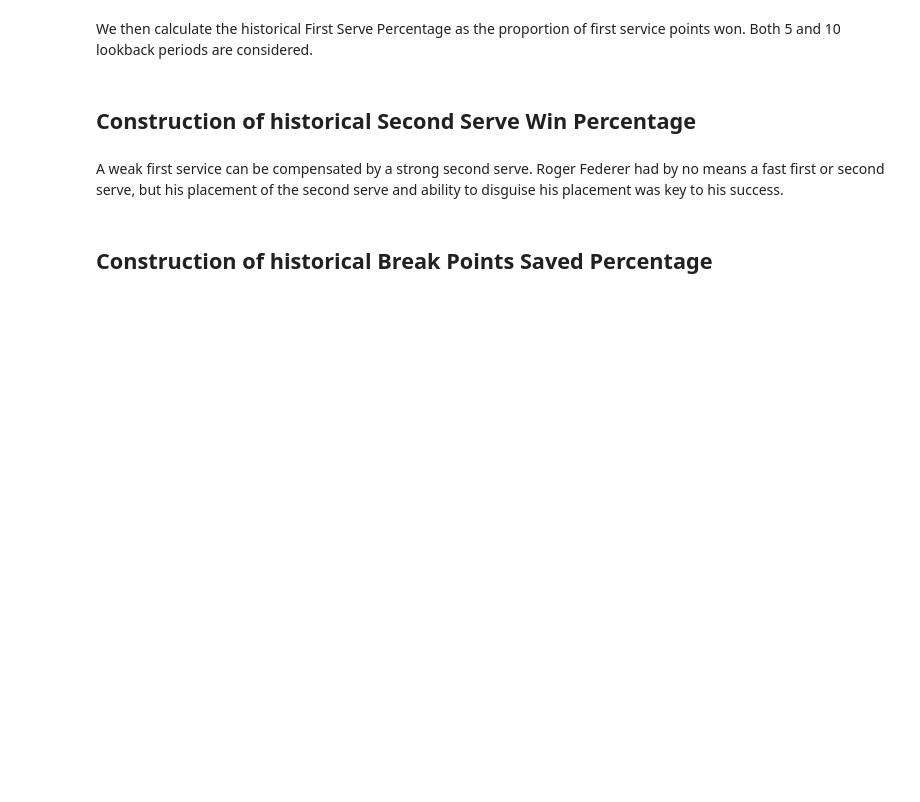
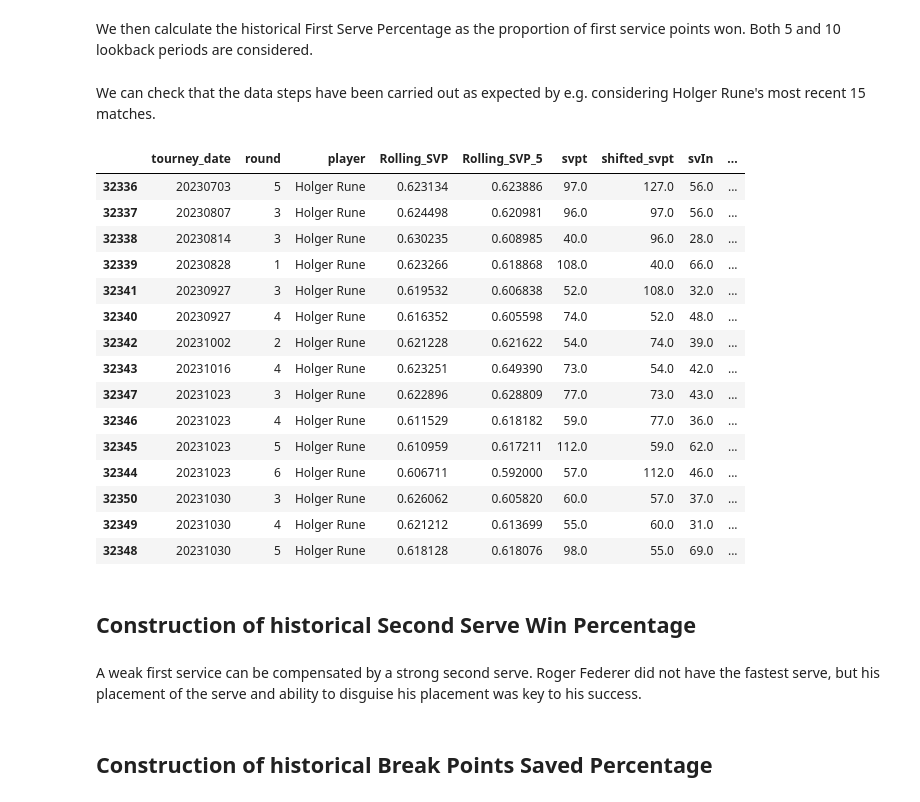
Before and after one commit to Alla977/Predicting-ATP-Tennis-Match-Outcomes, a Jupyter notebook: Data wrangling.ipynb, the cells around one changed output. Drawn from its saved outputs; the diff is of its cells as text; code cells hidden in the pictures; blank space fills up the shorter version.

Commit message:
Added sanity checks

```diff
--- a/Data wrangling.ipynb
+++ b/Data wrangling.ipynb
@@ -167,7 +168,8 @@ all_matches_per_player = []
 players = atp_matches["Main_player_name"].drop_duplicates()
 
 for player_name in players:
-    player_matches = atp_matches[(atp_matches["loser_name"]==player_name) | (atp_matches["winner_name"]==player_name)]
+    player_matches = atp_matches[(atp_matches["loser_name"]==player_name)
+    | (atp_matches["winner_name"]==player_name)]
     player_matches["player"] = player_name
     player_matches.drop('Main_player_name', axis=1, inplace=True)
     all_matches_per_player.append(player_matches)
@@ -181,8 +183,8 @@ all_matches_per_player = all_matches_per_player.sort_values(by=['player', 'tourn
 # %% [markdown]
 We redefine the outcome variable in the player database such that it is player-specific and not Main_player-specific
 # %%
-all_matches_per_player["player_outcome"] = all_matches_per_player.apply(lambda row: 1 if row['player']==row['winner_name']
-                                                                        else 0, axis=1).astype(int)
+all_matches_per_player["player_outcome"] = all_matches_per_player.apply(lambda
+row: 1 if row['player']==row['winner_name'] else 0, axis=1).astype(int)
 # %% [markdown]
 We can now view a couple of variables from the player database for a specific player (In this case Novak Djokovic), showing the latest recorded matches:
 # %%
@@ -263,10 +286,31 @@ all_matches_per_player['Rolling_SVP_5'] = (all_matches_per_player.groupby('playe
                              all_matches_per_player.groupby('player')['shifted_svpt'].rolling(window=5,
                                                                                           min_periods=1).sum().reset_index(
                                  level=0, drop=True))
+# %% [markdown]
+We can check that the data steps have been carried out as expected by e.g. considering Holger Rune's most recent 15 matches.
+# %%
+all_matches_per_player.loc[all_matches_per_player['player'] == 'Holger Rune', [ 'tourney_date', 'round', 'player', 'Rolling_SVP','Rolling_SVP_5','svpt','shifted_svpt','svIn','shifted_svIn','Match_number']].tail(15)
+# %% [output]
+|  | tourney_date | round | player | Rolling_SVP | Rolling_SVP_5 | svpt | shifted_svpt | svIn | ... |
+| 32336 | 20230703 | 5 | Holger Rune | 0.623134 | 0.623886 | 97.0 | 127.0 | 56.0 | ... |
+| 32337 | 20230807 | 3 | Holger Rune | 0.624498 | 0.620981 | 96.0 | 97.0 | 56.0 | ... |
+| 32338 | 20230814 | 3 | Holger Rune | 0.630235 | 0.608985 | 40.0 | 96.0 | 28.0 | ... |
+| 32339 | 20230828 | 1 | Holger Rune | 0.623266 | 0.618868 | 108.0 | 40.0 | 66.0 | ... |
+| 32341 | 20230927 | 3 | Holger Rune | 0.619532 | 0.606838 | 52.0 | 108.0 | 32.0 | ... |
+| 32340 | 20230927 | 4 | Holger Rune | 0.616352 | 0.605598 | 74.0 | 52.0 | 48.0 | ... |
+| 32342 | 20231002 | 2 | Holger Rune | 0.621228 | 0.621622 | 54.0 | 74.0 | 39.0 | ... |
+| 32343 | 20231016 | 4 | Holger Rune | 0.623251 | 0.649390 | 73.0 | 54.0 | 42.0 | ... |
+| 32347 | 20231023 | 3 | Holger Rune | 0.622896 | 0.628809 | 77.0 | 73.0 | 43.0 | ... |
+| 32346 | 20231023 | 4 | Holger Rune | 0.611529 | 0.618182 | 59.0 | 77.0 | 36.0 | ... |
+| 32345 | 20231023 | 5 | Holger Rune | 0.610959 | 0.617211 | 112.0 | 59.0 | 62.0 | ... |
+| 32344 | 20231023 | 6 | Holger Rune | 0.606711 | 0.592000 | 57.0 | 112.0 | 46.0 | ... |
+| 32350 | 20231030 | 3 | Holger Rune | 0.626062 | 0.605820 | 60.0 | 57.0 | 37.0 | ... |
+| 32349 | 20231030 | 4 | Holger Rune | 0.621212 | 0.613699 | 55.0 | 60.0 | 31.0 | ... |
+| 32348 | 20231030 | 5 | Holger Rune | 0.618128 | 0.618076 | 98.0 | 55.0 | 69.0 | ... |
 # %% [markdown]
 ## Construction of historical Second Serve Win Percentage
 # %% [markdown]
-A weak first service can be compensated by a strong second serve. Roger Federer had by no means a fast first or second serve, but his placement of the second serve and ability to disguise his placement was key to his success.
+A weak first service can be compensated by a strong second serve. Roger Federer did not have the fastest serve, but his placement of the serve and ability to disguise his placement was key to his success.
 # %%
 all_matches_per_player['ssvWon'] = all_matches_per_player.apply(
     lambda row: row['w_2ndWon'] if row['player'] == row['winner_name'] else  row['l_2ndWon'],axis=1)
```
Also changed, not shown: parts of 6 cells of this notebook.
